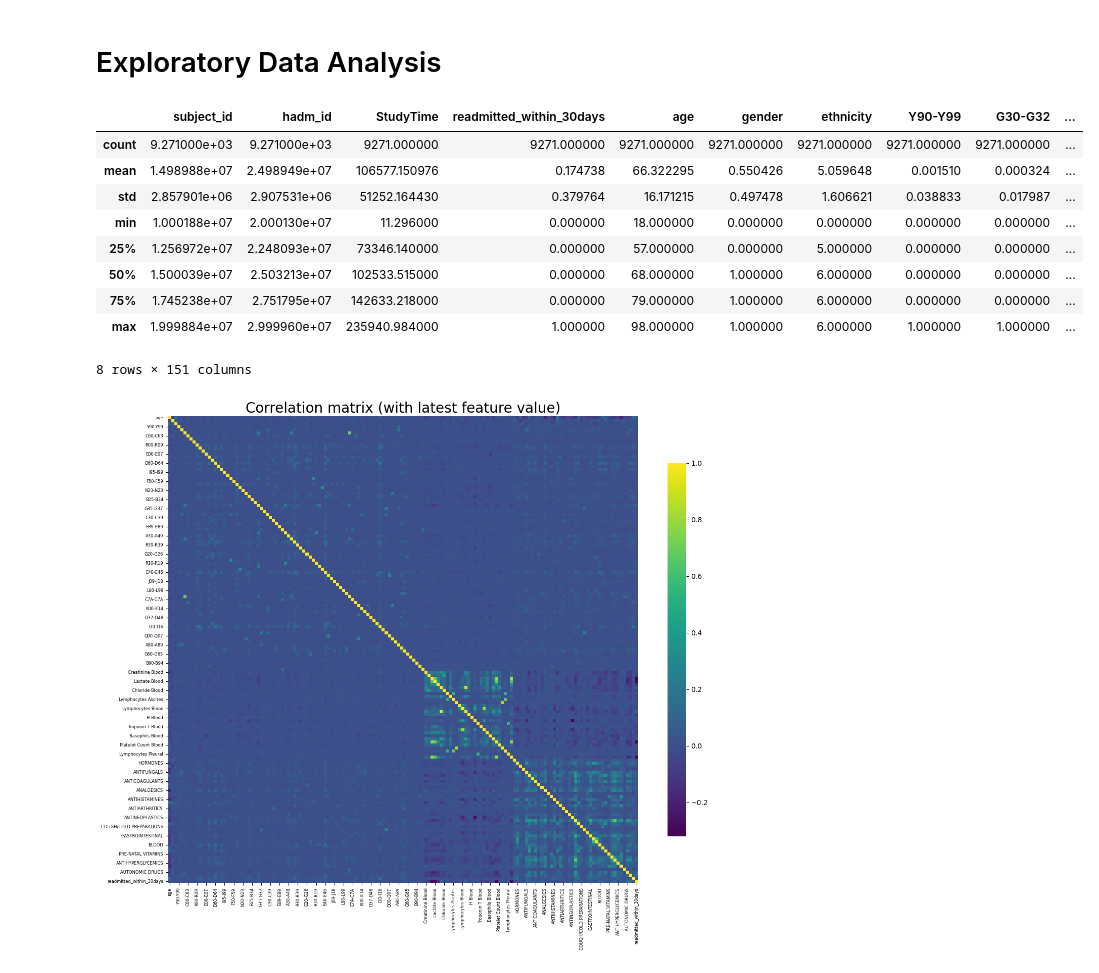
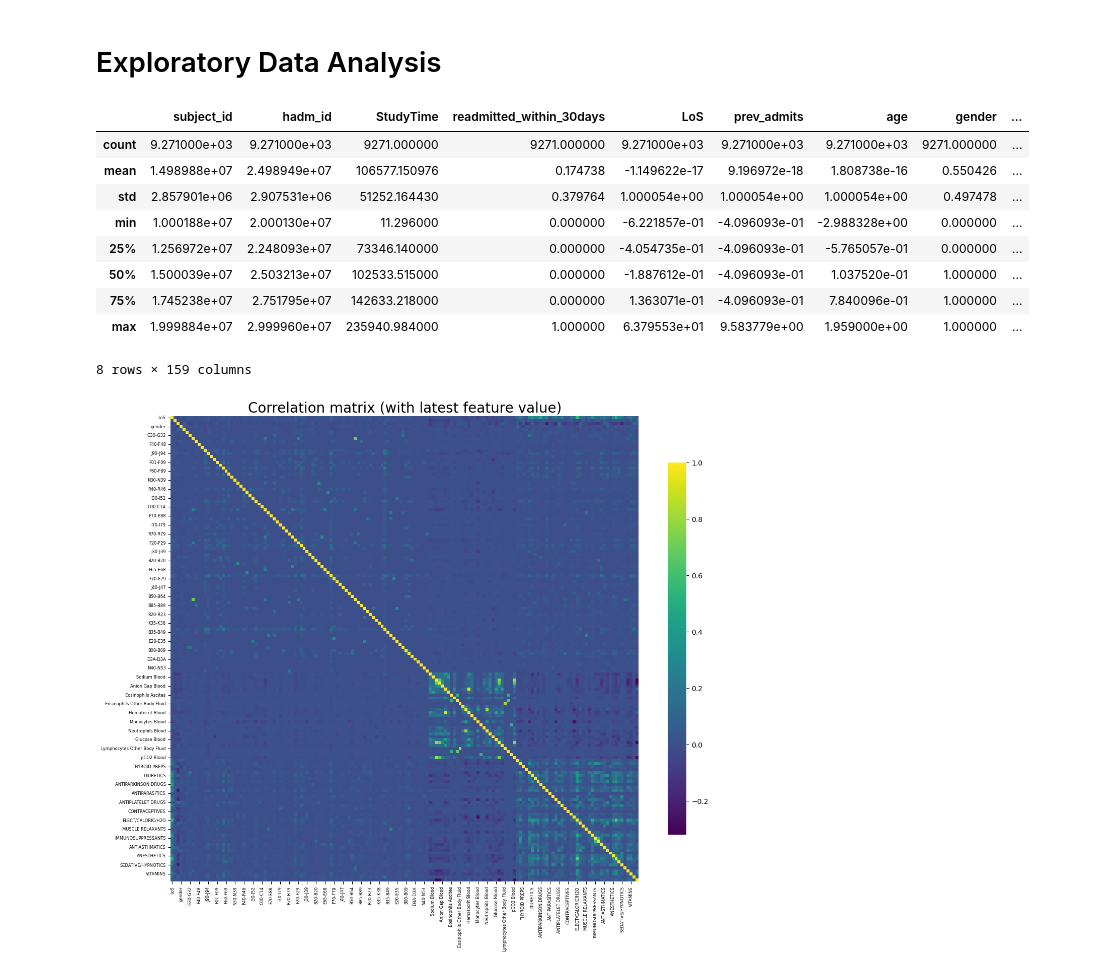
Before and after one commit to zxyao5148/STAT3612_2023_1A_GroupProject, a Jupyter notebook: eda/eda.ipynb, the cells around one changed output. Cells and saved outputs as stored; diff of their text form; code cells hidden in the pictures.

```diff
--- a/eda/eda.ipynb
+++ b/eda/eda.ipynb
@@ -15,18 +13,31 @@ train_merged_df_median = pd.read_csv('train_merged_median_feat.csv')
+# %%
+# load raw and processed data
+url = "https://github.com/zxyao5148/STAT3612_2023_1A_GroupProject/raw/main/raw_data/ehr_preprocessed_seq_by_day_cat_embedding.pkl.zip"
+with urllib.request.urlopen(url) as response:
+    with zipfile.ZipFile(io.BytesIO(response.read())) as zip_file:
+        with zip_file.open("ehr_preprocessed_seq_by_day_cat_embedding.pkl", "r") as file:
+            EHR = pd.read_pickle(file)
+train_merged_df_latest = pd.read_csv('https://github.com/zxyao5148/STAT3612_2023_1A_GroupProject/raw/main/data_processing/train_merged_latest_feat.csv')
+train_merged_df_median = pd.read_csv('https://github.com/zxyao5148/STAT3612_2023_1A_GroupProject/raw/main/data_processing/train_merged_median_feat.csv')
+valid_merged_df_latest = pd.read_csv('https://github.com/zxyao5148/STAT3612_2023_1A_GroupProject/raw/main/data_processing/valid_merged_latest_feat.csv')
+valid_merged_df_median = pd.read_csv('https://github.com/zxyao5148/STAT3612_2023_1A_GroupProject/raw/main/data_processing/valid_merged_median_feat.csv')
+test_merged_df_latest = pd.read_csv('https://github.com/zxyao5148/STAT3612_2023_1A_GroupProject/raw/main/data_processing/test_merged_latest_feat.csv')
+test_merged_df_median = pd.read_csv('https://github.com/zxyao5148/STAT3612_2023_1A_GroupProject/raw/main/data_processing/test_merged_median_feat.csv')
 # %%
 # summary statistics
-#train_merged_df_latest.describe()
-train_merged_df_median.describe()
+train_merged_df_latest.describe()
+#train_merged_df_median.describe()
 # %% [output]
-|  | subject_id | hadm_id | StudyTime | readmitted_within_30days | age | gender | ethnicity | Y90-Y99 | G30-G32 | ... |
-| count | 9.271000e+03 | 9.271000e+03 | 9271.000000 | 9271.000000 | 9271.000000 | 9271.000000 | 9271.000000 | 9271.000000 | 9271.000000 | ... |
-| mean | 1.498988e+07 | 2.498949e+07 | 106577.150976 | 0.174738 | 66.322295 | 0.550426 | 5.059648 | 0.001510 | 0.000324 | ... |
-| std | 2.857901e+06 | 2.907531e+06 | 51252.164430 | 0.379764 | 16.171215 | 0.497478 | 1.606621 | 0.038833 | 0.017987 | ... |
-| min | 1.000188e+07 | 2.000130e+07 | 11.296000 | 0.000000 | 18.000000 | 0.000000 | 0.000000 | 0.000000 | 0.000000 | ... |
-| 25% | 1.256972e+07 | 2.248093e+07 | 73346.140000 | 0.000000 | 57.000000 | 0.000000 | 5.000000 | 0.000000 | 0.000000 | ... |
-| 50% | 1.500039e+07 | 2.503213e+07 | 102533.515000 | 0.000000 | 68.000000 | 1.000000 | 6.000000 | 0.000000 | 0.000000 | ... |
-| 75% | 1.745238e+07 | 2.751795e+07 | 142633.218000 | 0.000000 | 79.000000 | 1.000000 | 6.000000 | 0.000000 | 0.000000 | ... |
-| max | 1.999884e+07 | 2.999960e+07 | 235940.984000 | 1.000000 | 98.000000 | 1.000000 | 6.000000 | 1.000000 | 1.000000 | ... |
+|  | subject_id | hadm_id | StudyTime | readmitted_within_30days | LoS | prev_admits | age | gender | ... |
+| count | 9.271000e+03 | 9.271000e+03 | 9271.000000 | 9271.000000 | 9.271000e+03 | 9.271000e+03 | 9.271000e+03 | 9271.000000 | ... |
+| mean | 1.498988e+07 | 2.498949e+07 | 106577.150976 | 0.174738 | -1.149622e-17 | 9.196972e-18 | 1.808738e-16 | 0.550426 | ... |
+| std | 2.857901e+06 | 2.907531e+06 | 51252.164430 | 0.379764 | 1.000054e+00 | 1.000054e+00 | 1.000054e+00 | 0.497478 | ... |
+| min | 1.000188e+07 | 2.000130e+07 | 11.296000 | 0.000000 | -6.221857e-01 | -4.096093e-01 | -2.988328e+00 | 0.000000 | ... |
+| 25% | 1.256972e+07 | 2.248093e+07 | 73346.140000 | 0.000000 | -4.054735e-01 | -4.096093e-01 | -5.765057e-01 | 0.000000 | ... |
+| 50% | 1.500039e+07 | 2.503213e+07 | 102533.515000 | 0.000000 | -1.887612e-01 | -4.096093e-01 | 1.037520e-01 | 1.000000 | ... |
+| 75% | 1.745238e+07 | 2.751795e+07 | 142633.218000 | 0.000000 | 1.363071e-01 | -4.096093e-01 | 7.840096e-01 | 1.000000 | ... |
+| max | 1.999884e+07 | 2.999960e+07 | 235940.984000 | 1.000000 | 6.379553e+01 | 9.583779e+00 | 1.959000e+00 | 1.000000 | ... |
-8 rows × 151 columns
+8 rows × 159 columns
 # %%
 # correlation test (latest feature value)
 feat_cols_latest = train_merged_df_latest.columns[9:].to_list()
@@ -39,7 +50,7 @@ plt.xticks(fontsize=6)
 plt.yticks(fontsize=6)
 plt.show()
 # %% [output]
-[figure, old version]
+[figure, new version]
 # %%
 # correlation test (median feature value)
 feat_cols_median = train_merged_df_median.columns[9:].to_list()
```
Also changed, not shown: parts of 6 cells of this notebook.
